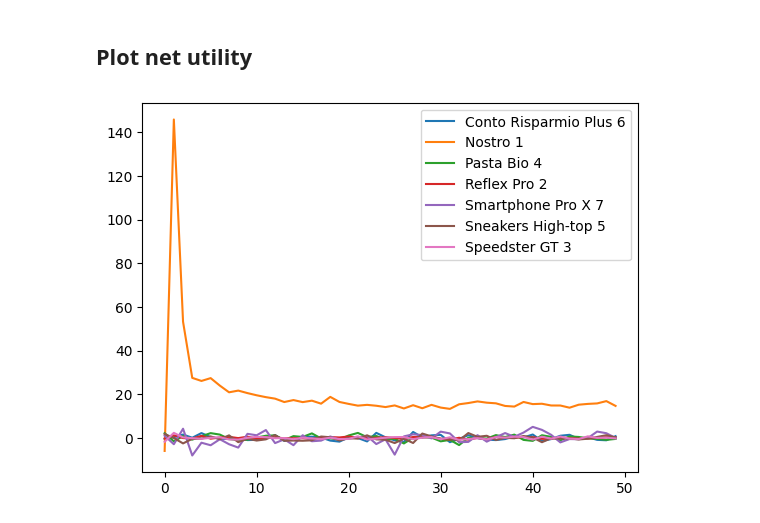
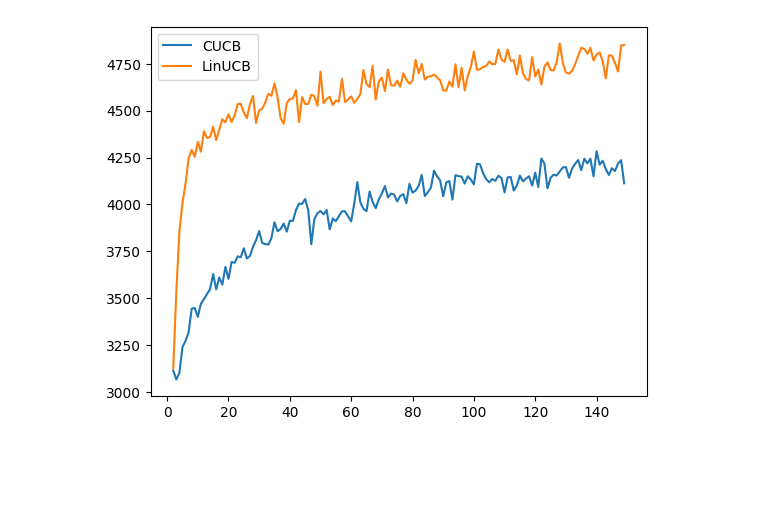
Before and after one commit to GiovanniChiurco/auction-gym, a Jupyter notebook: notebooks/show_results.ipynb, the cells around one changed output. Drawn from its saved outputs; the diff is of its cells as text; code cells hidden in the pictures; blank space fills up the shorter version.

```diff
--- a/notebooks/show_results.ipynb
+++ b/notebooks/show_results.ipynb
@@ -7,2 +6,0 @@ results = pd.read_csv('../results/FP_DM_Oracle_sigmoids/agent_Nostro 1_stats.csv
-# %%
-results['true_ctr'] = results['true_ctr'] * 100
@@ -28,4 +7,4 @@ results.groupby('Iteration').agg({'ctr': 'mean', 'true_ctr': 'mean'}).plot()
 # %%
-grouped_data = results_1.groupby('Iteration').agg({'impressions': 'sum', 'clicks': 'sum', 'true_clicks': 'sum'})
+grouped_data = results.groupby('Iteration').agg({'impressions': 'sum', 'clicks': 'sum', 'true_clicks': 'sum'}).reset_index()
 grouped_data['ctr'] = grouped_data['clicks'] / grouped_data['impressions']
 grouped_data['true_ctr'] = grouped_data['true_clicks'] / grouped_data['impressions']
@@ -37,12 +11,13 @@ grouped_data[['ctr', 'true_ctr']].plot()
-# %% [markdown]
-## Plot net utility
 # %%
-net_utility = pd.read_csv('../results/FP_DM_Oracle_sigmoids/net_utility_500_rounds_50_iters_1_runs_70_emb_of_70.csv')
+linucb_results = pd.read_csv('../results/FP_Truthful_Oracle_sigmoids_linucb_new_emb/agent_stats_run_0_ctr_0.97_alpha_1.csv')
-# %%
-agents = net_utility['Agent'].unique()
-for agent in agents:
-    plt.plot(net_utility[net_utility['Agent'] == agent]['Iteration'].to_numpy(), net_utility[net_utility['Agent'] == agent]['Net Utility'].to_numpy(), label=agent)
-plt.legend()
-plt.show()
-# %% [output]
-[figure, removed]
+# %%
+grouped_linucb_data = linucb_results.groupby('Iteration').agg({'impressions': 'sum', 'clicks': 'sum', 'true_clicks': 'sum'}).reset_index()
+grouped_linucb_data['ctr'] = grouped_linucb_data['clicks'] / grouped_linucb_data['impressions']
+grouped_linucb_data['true_ctr'] = grouped_linucb_data['true_clicks'] / grouped_linucb_data['impressions']
+# %%
+plt.plot(grouped_data[grouped_data['Iteration']>1]['Iteration'].to_numpy(), grouped_data[grouped_data['Iteration']>1]['clicks'].to_numpy(), label='CUCB')
+plt.plot(grouped_linucb_data[grouped_data['Iteration']>1]['Iteration'].to_numpy(), grouped_linucb_data[grouped_data['Iteration']>1]['clicks'].to_numpy(), label='LinUCB')
+plt.legend()
+plt.show()
+# %% [output]
+[figure, added]
```
Also changed, not shown: parts of 8 cells of this notebook, 3 other files.
